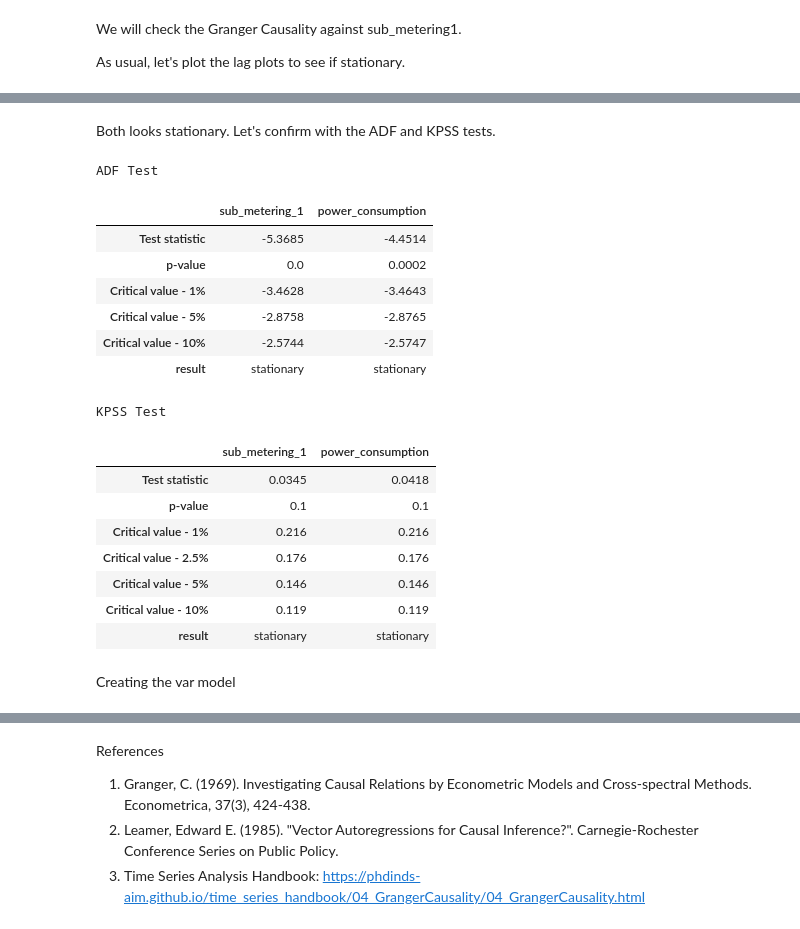
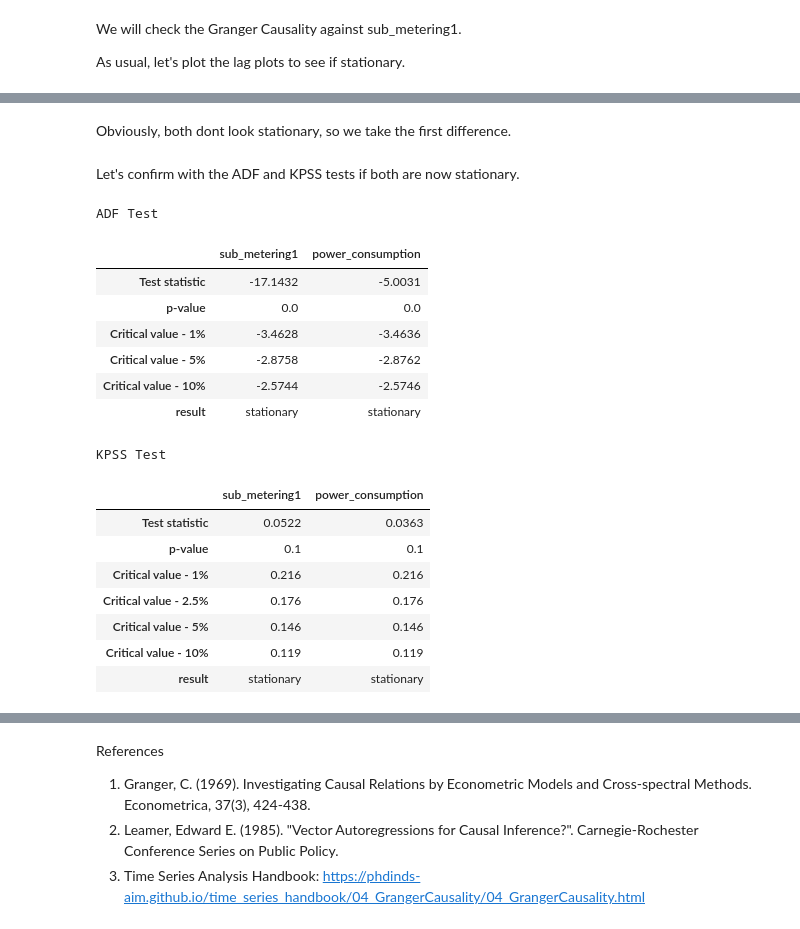
Before and after one commit to phdinds-aim/time_series_handbook, a Jupyter notebook: 04_GrangerCausality/Introduction to Granger Causality.ipynb, the cells around one changed output, grey strips where cells are left out. Drawn from its saved outputs; the diff is of its cells as text; code cells hidden in the pictures.

```diff
--- a/04_GrangerCausality/Introduction to Granger Causality.ipynb
+++ b/04_GrangerCausality/Introduction to Granger Causality.ipynb
@@ -338,7 +337,7 @@ In this study, we will conduct Granger Causality Test between crude oil and the
 Here we we will use the per minute time series data of crude oil and Tesla stock price on Oct 13, 2022.
 # %%
 import pandas as pd
-data = pd.read_csv(r'../data/Tesla_CrudeOil.csv')
+data = pd.read_csv(r'Data/Tesla_CrudeOil.csv')
 data = data.set_index('Datetime',drop=True)
 
 #rename columns
@@ -519,8 +518,9 @@ On the other hand, the results for Tesla shows a lagged value of Crude Oil (L3.C
 
 Here we will use the Household Electric Power Consumption dataset found in https://www.kaggle.com/datasets/uciml/electric-power-consumption-data-set. We will check the Granger Causality among some variables.
 # %%
-DATA_PATH=r'../data/household_power_consumption.txt.zip'
+DATA_PATH=r'Data/household_power_consumption.txt.zip'
 
+#Code below due to Marwell Dalangin
 import zipfile
 
 def preprocess_dataset(resolution):
@@ -631,29 +639,34 @@ lag_plots(df1)
+# %% [markdown]
+Obviously, both dont look stationary, so we take the first difference.
+# %%
+data_diff1 = pd.DataFrame()
+data_diff1['sub_metering1'] = df1['sub_metering_1'] - df1['sub_metering_1'].shift(1)
+data_diff1['power_consumption'] = df1['power_consumption'] - df1['power_consumption'].shift(1)
+data_diff1 = data_diff1.dropna()
 # %% [markdown]
-Both looks stationary. Let's confirm with the ADF and KPSS tests.
+Let's confirm with the ADF and KPSS tests if both are now stationary.
 # %%
 print('ADF Test\n')
-adf_test(df1)
+adf_test(data_diff1)
 # %% [output]
 ADF Test
-|  | sub_metering_1 | power_consumption |
-| Test statistic | -5.3685 | -4.4514 |
-| p-value | 0.0 | 0.0002 |
-| Critical value - 1% | -3.4628 | -3.4643 |
-| Critical value - 5% | -2.8758 | -2.8765 |
-| Critical value - 10% | -2.5744 | -2.5747 |
+|  | sub_metering1 | power_consumption |
+| Test statistic | -17.1432 | -5.0031 |
+| p-value | 0.0 | 0.0 |
+| Critical value - 1% | -3.4628 | -3.4636 |
+| Critical value - 5% | -2.8758 | -2.8762 |
+| Critical value - 10% | -2.5744 | -2.5746 |
 | result | stationary | stationary |
 # %%
 print('KPSS Test\n')
-kpss_test(df1)
+kpss_test(data_diff1)
 # %% [output]
 KPSS Test
-|  | sub_metering_1 | power_consumption |
-| Test statistic | 0.0345 | 0.0418 |
+|  | sub_metering1 | power_consumption |
+| Test statistic | 0.0522 | 0.0363 |
 | p-value | 0.1 | 0.1 |
 | Critical value - 1% | 0.216 | 0.216 |
 | Critical value - 2.5% | 0.176 | 0.176 |
 | Critical value - 5% | 0.146 | 0.146 |
 | Critical value - 10% | 0.119 | 0.119 |
 | result | stationary | stationary |
-# %% [markdown]
-Creating the var model
```
Also changed, not shown: parts of 16 cells of this notebook.
